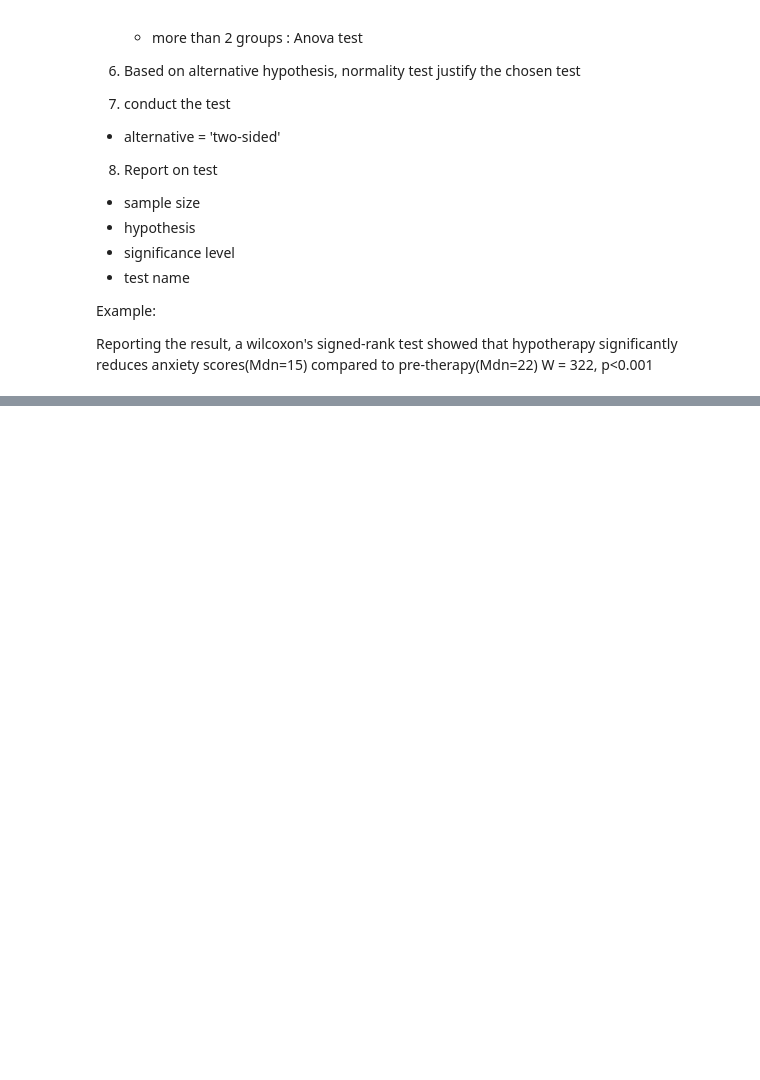
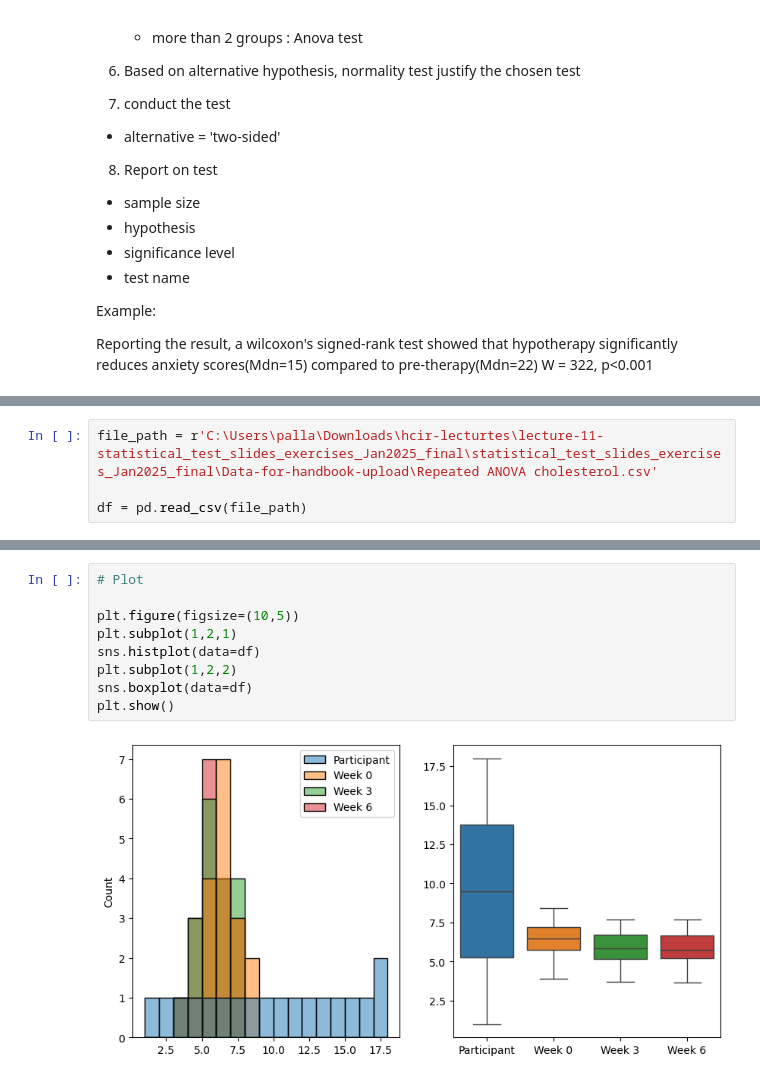
Before and after one commit to pallaviaithalnarayan/Learnings, a Jupyter notebook: hcir.ipynb, the cells around one changed output, grey strips where cells are left out. Drawn from its saved outputs; the diff is of its cells as text; blank space fills up the shorter version.

```diff
--- a/hcir.ipynb
+++ b/hcir.ipynb
@@ -70,0 +369,4 @@ Reporting the result, a wilcoxon's signed-rank test showed that hypotherapy sign
+# %%
+file_path = r'C:\Users\palla\Downloads\hcir-lecturtes\lecture-11-statistical_test_slides_exercises_Jan2025_final\statistical_test_slides_exercises_Jan2025_final\Data-for-handbook-upload\Repeated ANOVA cholesterol.csv'
+
+df = pd.read_csv(file_path)
@@ -70,0 +385,11 @@ Reporting the result, a wilcoxon's signed-rank test showed that hypotherapy sign
+# %%
+# Plot
+
+plt.figure(figsize=(10,5))
+plt.subplot(1,2,1)
+sns.histplot(data=df)
+plt.subplot(1,2,2)
+sns.boxplot(data=df)
+plt.show()
+# %% [output]
+[figure, added]
```
Also changed, not shown: parts of 37 cells of this notebook.
